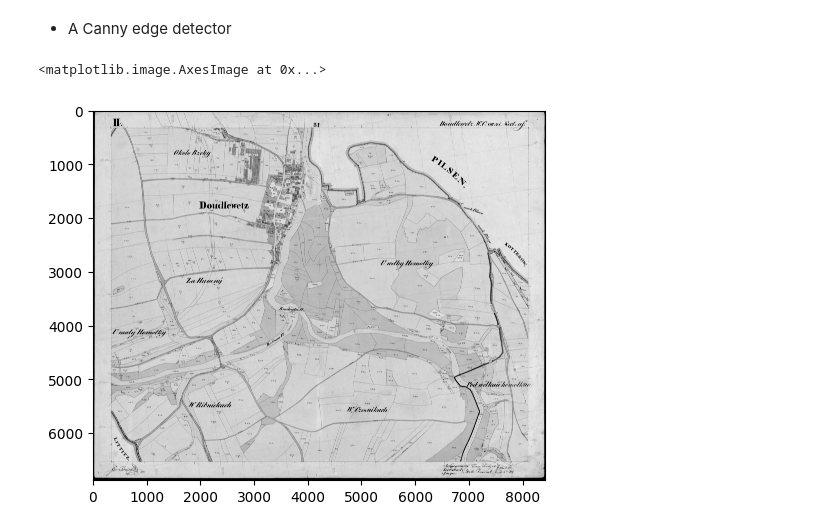
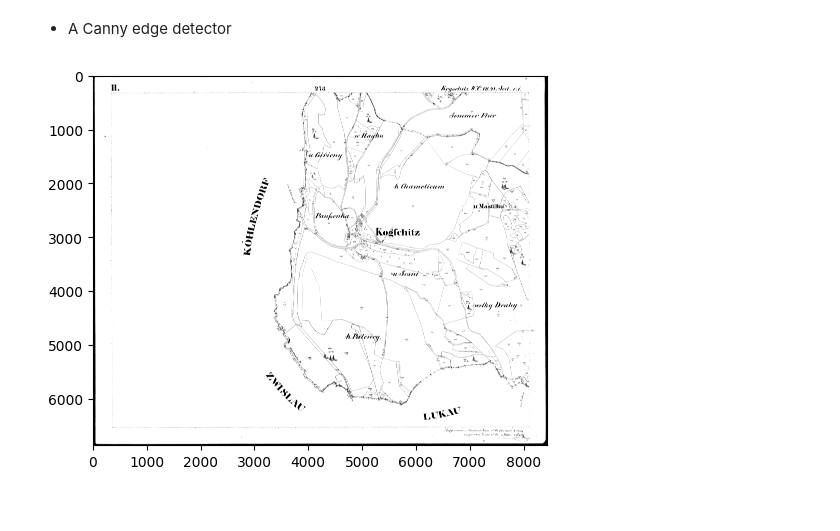
Before and after one commit to danschnurp/kiv-zvi, a Jupyter notebook: SP/experiments.ipynb, the cells around one changed output. Cells and saved outputs as stored; diff of their text form; code cells hidden in the pictures.

```diff
--- a/SP/experiments.ipynb
+++ b/SP/experiments.ipynb
@@ -11,12 +11,14 @@ from skimage.transform import hough_line, hough_line_peaks, probabilistic_hough_
 import os
 
 # A command line argument.
-input_dir = "C:/Users/dartix/PycharmProjects/kiv-zvi/SP/data_katastr/"
+input_dir = "/Users/danschnurpfeil/PycharmProjects/kiv-zvi/SP/data_katastr/"
 
 
 img_names = os.listdir(input_dir)
-
-input_name = input_dir + img_names[3]
+for i in img_names:
+    print(i)
+print(len(img_names), "pictures loaded")
+input_name = input_dir + img_names[9]
 
 print(input_name)
 # %% [output]
@@ -65,12 +78,14 @@ def convolve_vertical_lightly(img):
 # %%
 img = load_BW()
 
 assert img is not None, "file could not be read, check with os.path.exists()"
 
+# plt.imshow(img, cmap="gray")
+# plt.show()
 
+ret, thresh1 = cv2.threshold(img,100,155,cv2.THRESH_OTSU)
 
-
-plt.imshow(img, cmap="gray")
+plt.imshow(thresh1, cmap="gray")
+img = thresh1
 # %% [output]
-<matplotlib.image.AxesImage at 0x...>
-[figure, old version]
+[figure, new version]
```
Also changed, not shown: parts of 10 cells of this notebook, 1 other file.
